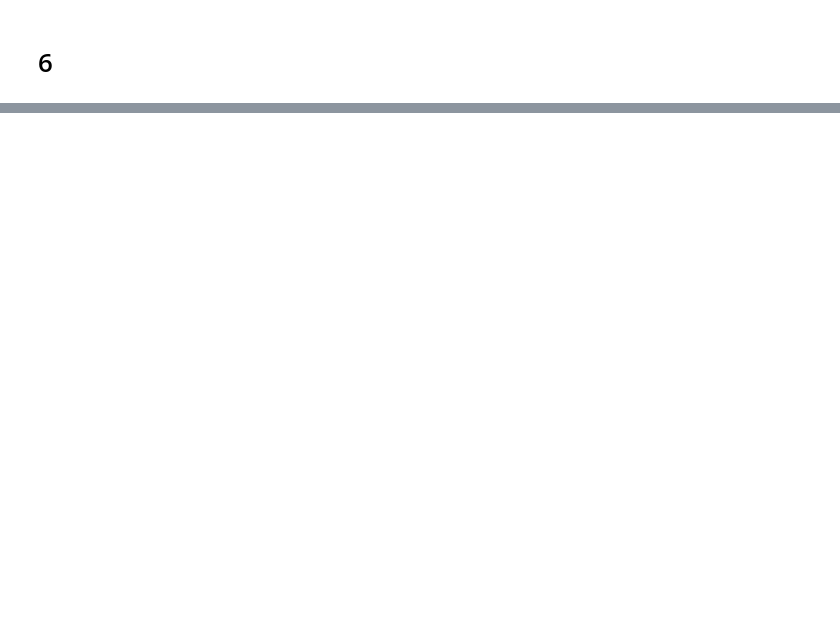
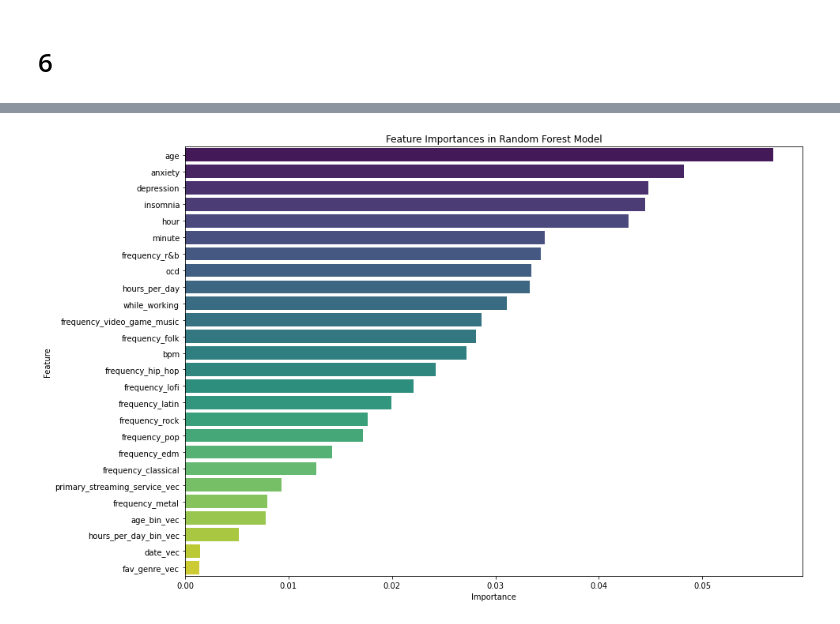
Before and after one commit to litahry/a4, a Jupyter notebook: Pt4.ipynb, the cells around one changed output, grey strips where cells are left out. Cells and saved outputs as stored; diff of their text form; code cells hidden in the pictures; blank space fills up the shorter version.

```diff
--- a/Pt4.ipynb
+++ b/Pt4.ipynb
@@ -814,0 +1284,23 @@ This stopped SparkContext was created at:
+# %%
+#8.3
+import pandas as pd
+import matplotlib.pyplot as plt
+import seaborn as sns
+
+# Extract feature importances
+feature_importances = best_model.stages[-1].featureImportances
+
+# Get feature names
+feature_names = assembler.getInputCols()
+
+# Create a DataFrame for feature importances
+importance_df = pd.DataFrame(list(zip(feature_names, feature_importances)), columns=["Feature", "Importance"])
+importance_df = importance_df.sort_values(by="Importance", ascending=False)
+
+# Plot feature importances
+plt.figure(figsize=(14, 10))
+sns.barplot(x="Importance", y="Feature", data=importance_df, palette="viridis")
+plt.title("Feature Importances in Random Forest Model")
+plt.show()
+# %% [output]
+[figure, added]
```
Also changed, not shown: parts of 25 cells of this notebook.
